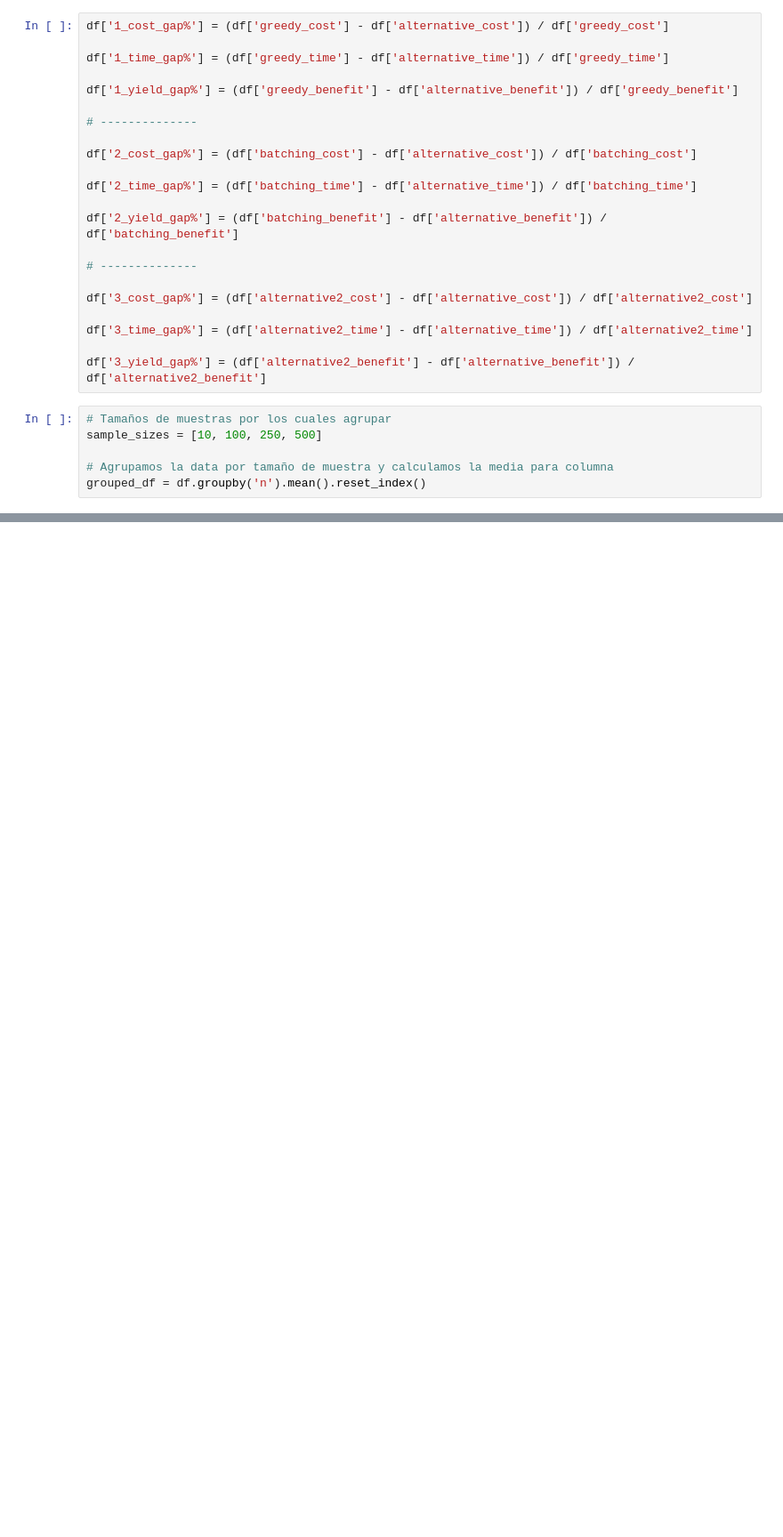
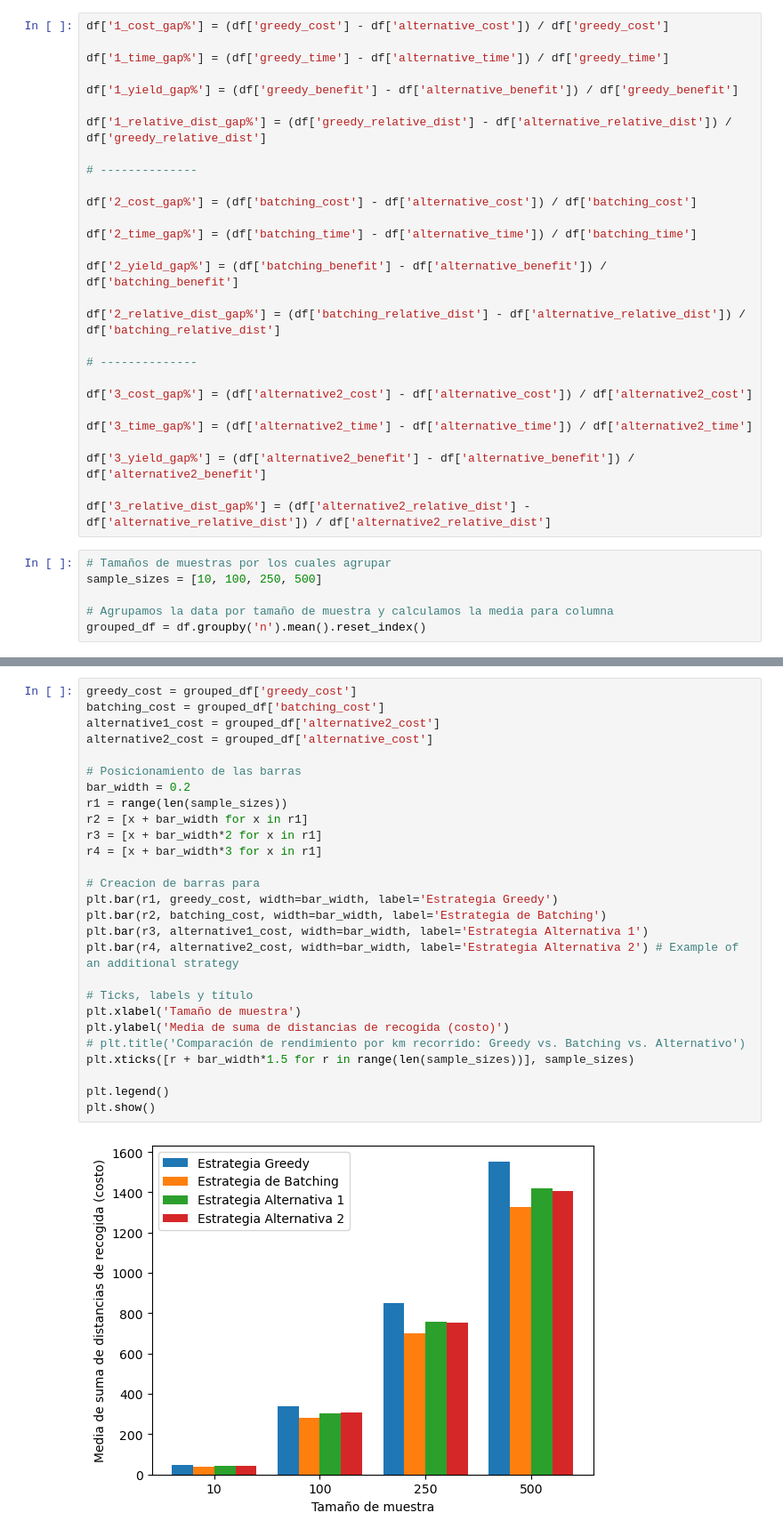
Before and after one commit to fedeegiorgi/tp1-taxi-batching, a Jupyter notebook: analysis/analysis_3.ipynb, the cells around one changed output, grey strips where cells are left out. Shown at 89% size. Drawn from its saved outputs; the diff is of its cells as text; blank space fills up the shorter version.

```diff
--- a/analysis/analysis_3.ipynb
+++ b/analysis/analysis_3.ipynb
@@ -10,6 +10,8 @@ df['1_cost_gap%'] = (df['greedy_cost'] - df['alternative_cost']) / df['greedy_co
 df['1_time_gap%'] = (df['greedy_time'] - df['alternative_time']) / df['greedy_time']
 
 df['1_yield_gap%'] = (df['greedy_benefit'] - df['alternative_benefit']) / df['greedy_benefit']
+
+df['1_relative_dist_gap%'] = (df['greedy_relative_dist'] - df['alternative_relative_dist']) / df['greedy_relative_dist']
 
 # --------------
 
@@ -19,6 +21,8 @@ df['2_time_gap%'] = (df['batching_time'] - df['alternative_time']) / df['batchin
 
 df['2_yield_gap%'] = (df['batching_benefit'] - df['alternative_benefit']) / df['batching_benefit']
 
+df['2_relative_dist_gap%'] = (df['batching_relative_dist'] - df['alternative_relative_dist']) / df['batching_relative_dist']
+
 # --------------
 
 df['3_cost_gap%'] = (df['alternative2_cost'] - df['alternative_cost']) / df['alternative2_cost']
@@ -26,6 +30,8 @@ df['3_cost_gap%'] = (df['alternative2_cost'] - df['alternative_cost']) / df['alt
 df['3_time_gap%'] = (df['alternative2_time'] - df['alternative_time']) / df['alternative2_time']
 
 df['3_yield_gap%'] = (df['alternative2_benefit'] - df['alternative_benefit']) / df['alternative2_benefit']
+
+df['3_relative_dist_gap%'] = (df['alternative2_relative_dist'] - df['alternative_relative_dist']) / df['alternative2_relative_dist']
 # %%
 # Tamaños de muestras por los cuales agrupar
 sample_sizes = [10, 100, 250, 500]
@@ -85,3 +91,32 @@ plt.legend()
 plt.show()
 # %% [output]
 [figure]
+# %%
+greedy_cost = grouped_df['greedy_cost']
+batching_cost = grouped_df['batching_cost']
+alternative1_cost = grouped_df['alternative2_cost']
+alternative2_cost = grouped_df['alternative_cost']
+
+# Posicionamiento de las barras
+bar_width = 0.2
+r1 = range(len(sample_sizes))
+r2 = [x + bar_width for x in r1]
+r3 = [x + bar_width*2 for x in r1]
+r4 = [x + bar_width*3 for x in r1]
+
+# Creacion de barras para
+plt.bar(r1, greedy_cost, width=bar_width, label='Estrategia Greedy')
+plt.bar(r2, batching_cost, width=bar_width, label='Estrategia de Batching')
+plt.bar(r3, alternative1_cost, width=bar_width, label='Estrategia Alternativa 1')
+plt.bar(r4, alternative2_cost, width=bar_width, label='Estrategia Alternativa 2') # Example of an additional strategy
+
+# Ticks, labels y título
+plt.xlabel('Tamaño de muestra')
+plt.ylabel('Media de suma de distancias de recogida (costo)')
+# plt.title('Comparación de rendimiento por km recorrido: Greedy vs. Batching vs. Alternativo')
+plt.xticks([r + bar_width*1.5 for r in range(len(sample_sizes))], sample_sizes)
+
+plt.legend()
+plt.show()
+# %% [output]
+[figure, added]
```
Also changed, not shown: parts of 2 cells of this notebook, 10 other files.
